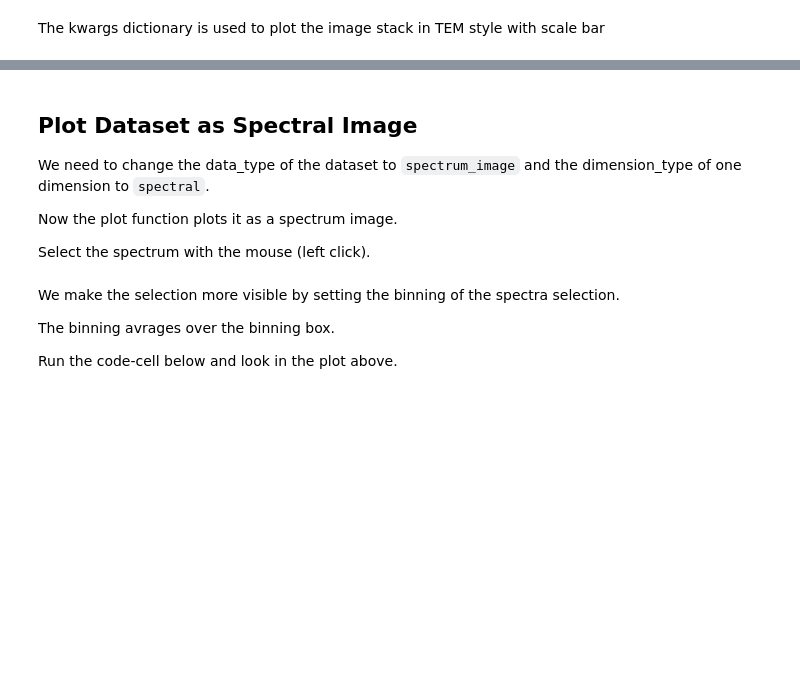
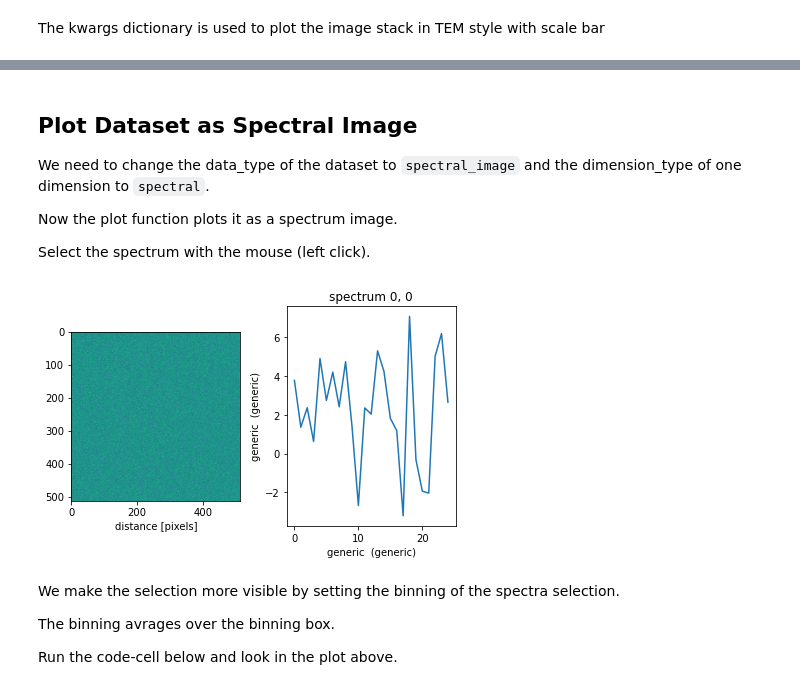
Before and after one commit to pycroscopy/sidpy, a Jupyter notebook: notebooks/00_basic_usage/plot_dataset.ipynb, the cells around one changed output, grey strips where cells are left out. Drawn from its saved outputs; the diff is of its cells as text; code cells hidden in the pictures; blank space fills up the shorter version.

Commit message:
Added Enum for dimension_types Updated create_dataset notebook renamed set_dimension_name to rename_dimension Updated plot_dataset.ipynb notebook and deleted viz_dataset example files.

```diff
--- a/notebooks/00_basic_usage/plot_dataset.ipynb
+++ b/notebooks/00_basic_usage/plot_dataset.ipynb
@@ -58,18 +62,18 @@ First we make a stack of images
 # %%
 x = np.random.normal(3, 2.5, size=(25, 512, 512))
 
-dset = sid.Dataset.from_array(x)
+dset = sidpy.Dataset.from_array(x)
 dset.data_type = 'image_stack'
 dset.units = 'counts'
 dset.quantity = 'intensity'
 
-dset.set_dimension(0, sid.Dimension('frame', np.arange(dset.shape[0])))
-dset.frame.dimension_type = 'time'
-dset.set_dimension(1, sid.Dimension('x', np.arange(dset.shape[1])*.02))
+dset.set_dimension(0, sidpy.Dimension('frame', np.arange(dset.shape[0])))
+dset.frame.dimension_type = 'temporal'
+dset.set_dimension(1, sidpy.Dimension('x', np.arange(dset.shape[1])*.02))
 dset.x.dimension_type = 'spatial'
 dset.x.units = 'nm'
 dset.x.quantity = 'distance'
-dset.set_dimension(2, sid.Dimension('y', np.arange(dset.shape[2])*.02))
+dset.set_dimension(2, sidpy.Dimension('y', np.arange(dset.shape[2])*.02))
 dset.y.dimension_type = 'spatial'
 dset.yunits = 'nm'
 dset.y.quantity = 'distance'
@@ -91,16 +103,18 @@ dset.plot(verbose=True, **kwargs)
 # %% [markdown]
 ## Plot Dataset as Spectral Image
-We need to change the data_type of the dataset to ``spectrum_image`` and the dimension_type of one dimension to ``spectral``.
+We need to change the data_type of the dataset to ``spectral_image`` and the dimension_type of one dimension to ``spectral``.
 
 Now the plot function plots it as a spectrum image.
 
 Select the spectrum with the mouse (left click).
 # %%
-dset.data_type = 'spectrum_image'
-dset.set_dimension(0, sid.Dimension('spectrum', np.arange(dset.shape[0])))
+dset.data_type = 'spectral_image'
+dset.set_dimension(0, sidpy.Dimension('spectrum', np.arange(dset.shape[0])))
 dset.spectrum.dimension_type = 'spectral'
 
 dset.plot()
+# %% [output]
+[figure, added]
 # %% [markdown]
 We make the selection more visible by setting the binning of the spectra selection.
 
```
Also changed, not shown: parts of 13 cells of this notebook, 4 other files.
